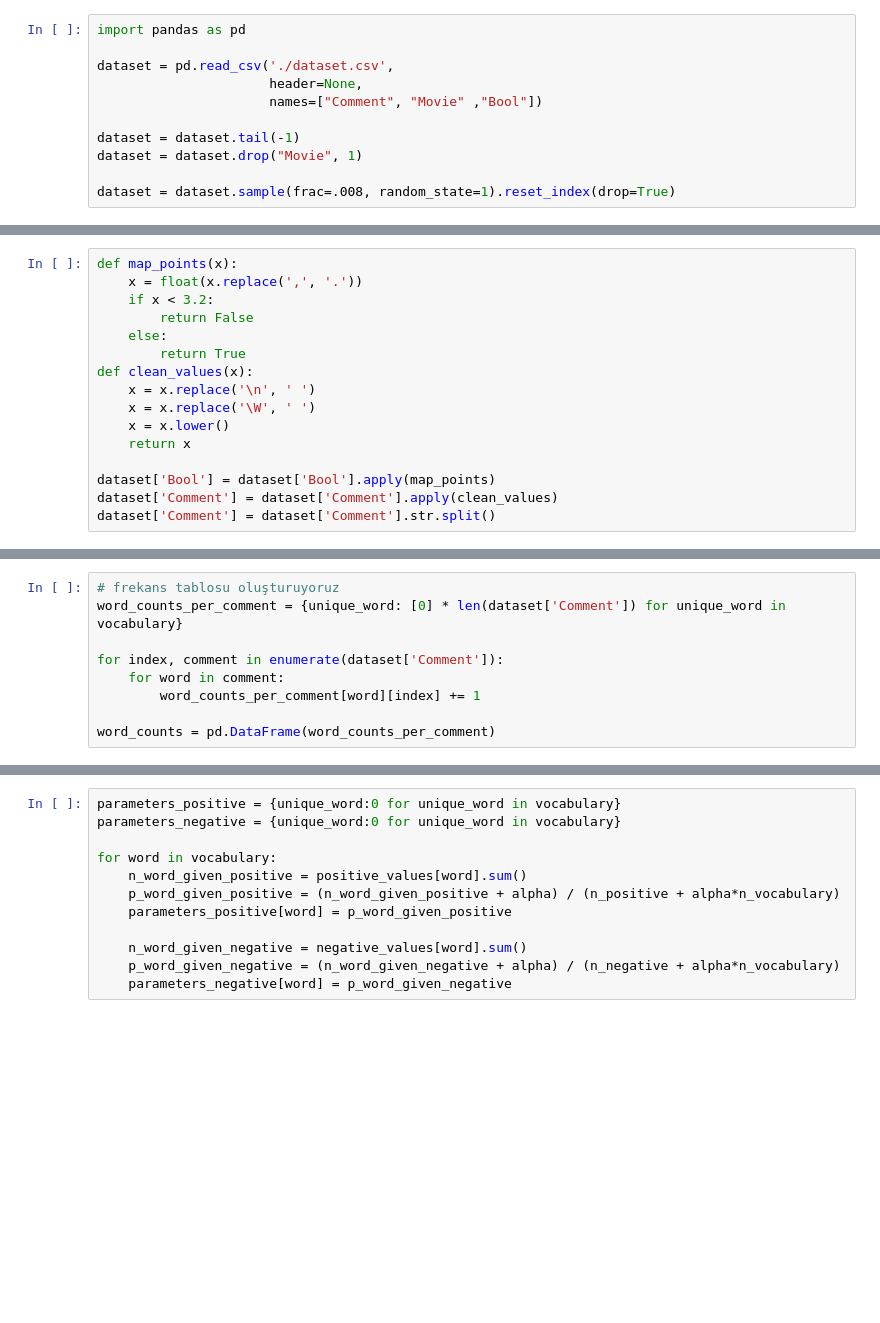
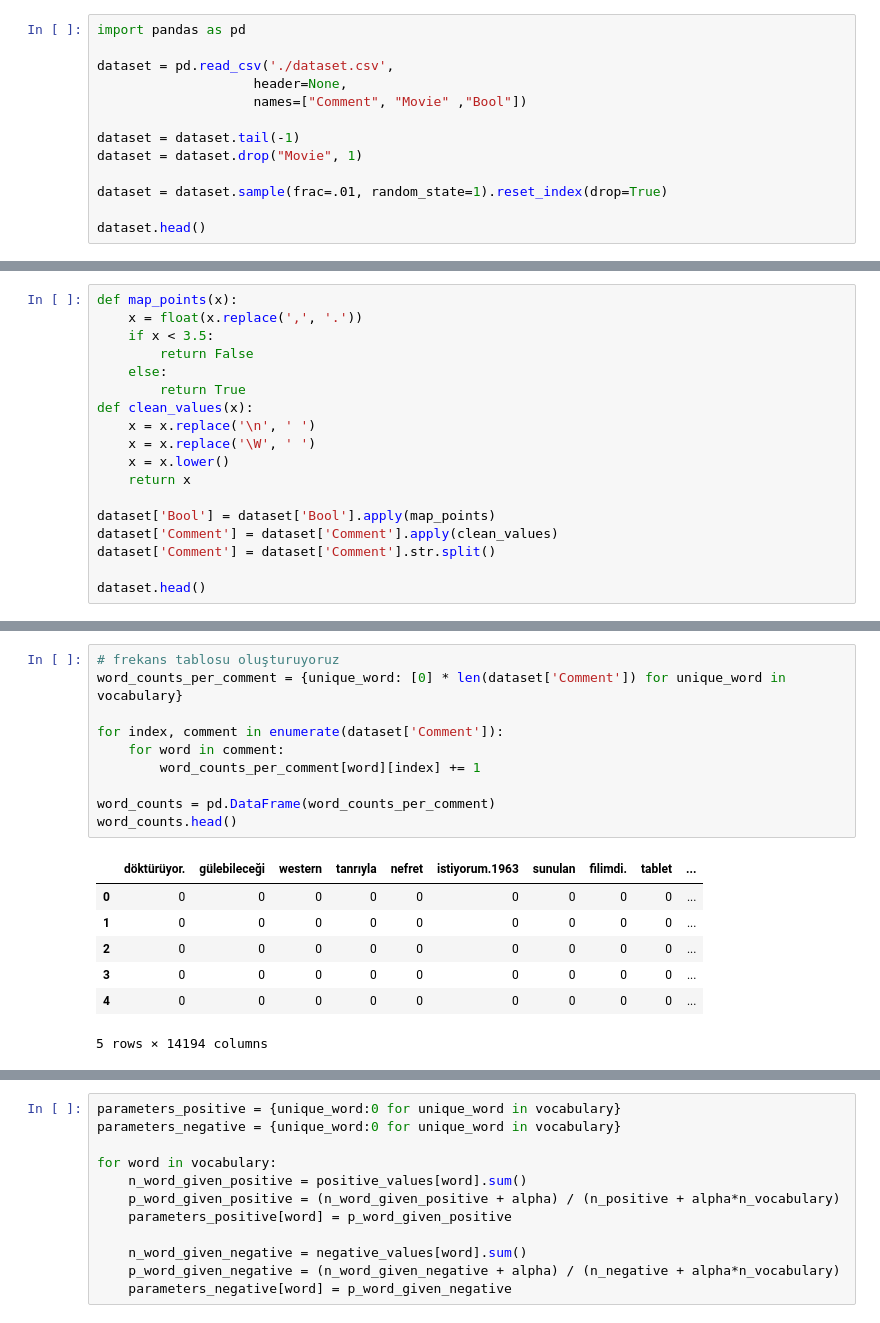
Before and after one commit to g3vxy/mnb_ml, a Jupyter notebook: notebook/main.ipynb, the cells around one changed output, grey strips where cells are left out. Saved outputs shown, nothing was run; the diff lists cells and outputs as text; blank space fills up the shorter version.

```diff
--- a/notebook/main.ipynb
+++ b/notebook/main.ipynb
@@ -2,10 +2,12 @@
 import pandas as pd
 
 dataset = pd.read_csv('./dataset.csv',
-                      header=None,
-                      names=["Comment", "Movie" ,"Bool"])
+                    header=None,
+                    names=["Comment", "Movie" ,"Bool"])
 
 dataset = dataset.tail(-1)
 dataset = dataset.drop("Movie", 1)
 
-dataset = dataset.sample(frac=.008, random_state=1).reset_index(drop=True)
+dataset = dataset.sample(frac=.01, random_state=1).reset_index(drop=True)
+
+dataset.head()
@@ -12,7 +21,7 @@ dataset = dataset.sample(frac=.008, random_state=1).reset_index(drop=True)
 # %%
 def map_points(x):
     x = float(x.replace(',', '.'))
-    if x < 3.2:
+    if x < 3.5:
         return False
     else:
         return True
@@ -25,3 +34,5 @@ def clean_values(x):
 dataset['Bool'] = dataset['Bool'].apply(map_points)
 dataset['Comment'] = dataset['Comment'].apply(clean_values)
 dataset['Comment'] = dataset['Comment'].str.split()
+
+dataset.head()
@@ -37,11 +59,20 @@ vocabulary = list(set(vocabulary))
 # %%
 # frekans tablosu oluşturuyoruz
 word_counts_per_comment = {unique_word: [0] * len(dataset['Comment']) for unique_word in vocabulary}
 
 for index, comment in enumerate(dataset['Comment']):
     for word in comment:
         word_counts_per_comment[word][index] += 1
 
 word_counts = pd.DataFrame(word_counts_per_comment)
+word_counts.head()
+# %% [output]
+|  | döktürüyor. | gülebileceği | western | tanrıyla | nefret | istiyorum.1963 | sunulan | filimdi. | tablet | ... |
+| 0 | 0 | 0 | 0 | 0 | 0 | 0 | 0 | 0 | 0 | ... |
+| 1 | 0 | 0 | 0 | 0 | 0 | 0 | 0 | 0 | 0 | ... |
+| 2 | 0 | 0 | 0 | 0 | 0 | 0 | 0 | 0 | 0 | ... |
+| 3 | 0 | 0 | 0 | 0 | 0 | 0 | 0 | 0 | 0 | ... |
+| 4 | 0 | 0 | 0 | 0 | 0 | 0 | 0 | 0 | 0 | ... |
+5 rows × 14194 columns
 # %%
 dataset_joined = pd.concat([dataset, word_counts], axis=1)
```
Also changed, not shown: parts of 8 cells of this notebook, 2 other files.
